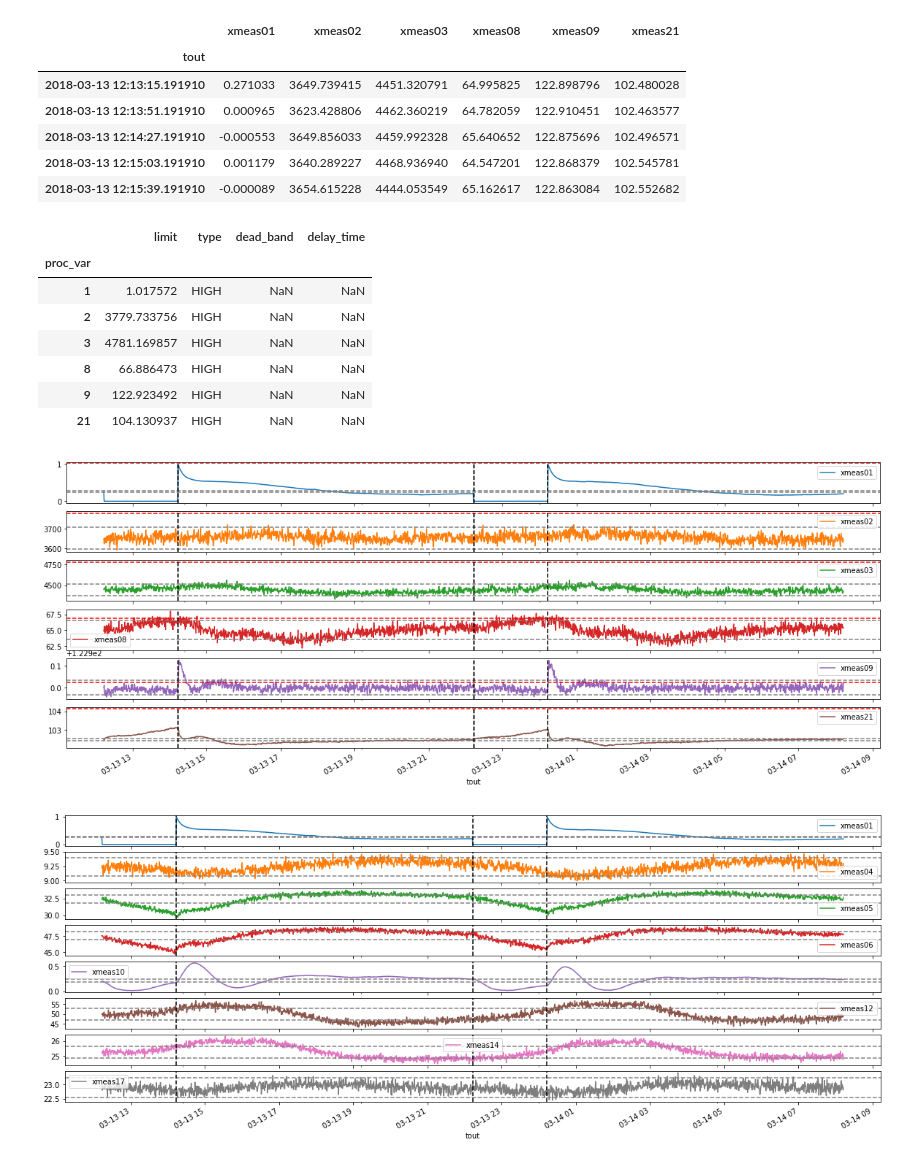
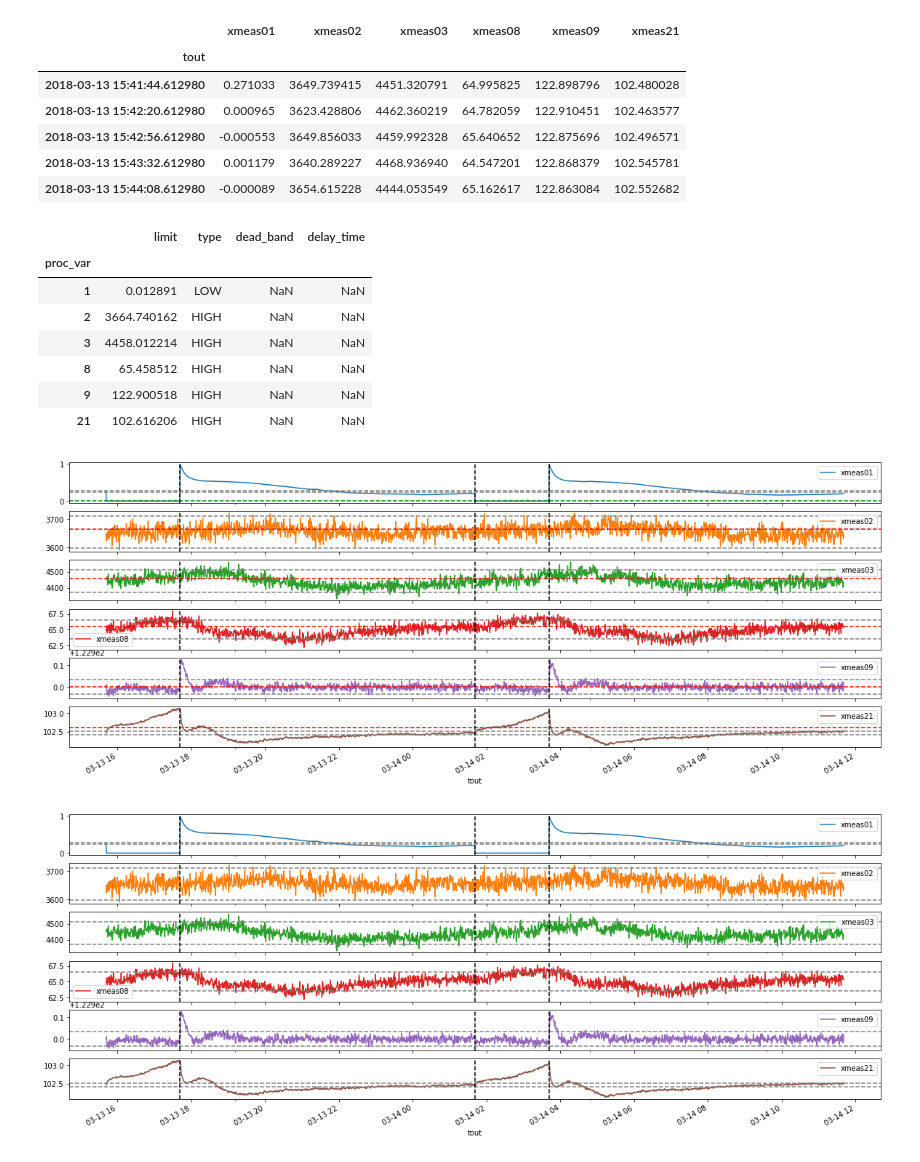
Before and after one commit to ruteee/pesquisa, a Jupyter notebook: Notebooks/Process Plot.ipynb, the cells around one changed output. Drawn from its saved outputs; the diff is of its cells as text; code cells hidden in the pictures.

Commit message:
Sintonia com tripagem

```diff
--- a/Notebooks/Process Plot.ipynb
+++ b/Notebooks/Process Plot.ipynb
@@ -8,9 +8,13 @@ import seaborn as sns
 # proc_path = '../dist6_data/proc_corr_dist6.csv'
 # threshold_path = '../dist6_data/corr_threshold_MultiLoop_mode1_73_dist6.csv'
 
-# # Sintonia para 1, 2, 3, 8, 9 e 21
-proc_path = '../dist6_sel_var_data/proc.csv'
-threshold_path = '../dist6_sel_var_data/threshold.csv'
+# Sintonia para 1, 2, 3, 8, 9 e 21
+# proc_path = '../dist6_sel_var_data/proc.csv'
+# threshold_path = '../dist6_sel_var_data/threshold.csv'
+
+# Sintonia com trip para 1, 2, 3, 8, 9 e 21
+proc_path = '../dist6_trip/proc.csv'
+threshold_path = '../dist6_trip/threshold.csv'
 # %%
 proc_df = pd.read_csv(proc_path, index_col='tout', usecols=['tout']+["xmeas%02d" % x for x in  [1, 2, 3, 8, 9, 21]])
 proc_df.index = pd.to_datetime(proc_df.index, unit='s')
@@ -18,11 +22,11 @@ proc_df.head()
 # %% [output]
 |  | xmeas01 | xmeas02 | xmeas03 | xmeas08 | xmeas09 | xmeas21 |
 | tout |  |  |  |  |  |  |
-| 2018-03-13 12:13:15.191910 | 0.271033 | 3649.739415 | 4451.320791 | 64.995825 | 122.898796 | 102.480028 |
-| 2018-03-13 12:13:51.191910 | 0.000965 | 3623.428806 | 4462.360219 | 64.782059 | 122.910451 | 102.463577 |
-| 2018-03-13 12:14:27.191910 | -0.000553 | 3649.856033 | 4459.992328 | 65.640652 | 122.875696 | 102.496571 |
-| 2018-03-13 12:15:03.191910 | 0.001179 | 3640.289227 | 4468.936940 | 64.547201 | 122.868379 | 102.545781 |
-| 2018-03-13 12:15:39.191910 | -0.000089 | 3654.615228 | 4444.053549 | 65.162617 | 122.863084 | 102.552682 |
+| 2018-03-13 15:41:44.612980 | 0.271033 | 3649.739415 | 4451.320791 | 64.995825 | 122.898796 | 102.480028 |
+| 2018-03-13 15:42:20.612980 | 0.000965 | 3623.428806 | 4462.360219 | 64.782059 | 122.910451 | 102.463577 |
+| 2018-03-13 15:42:56.612980 | -0.000553 | 3649.856033 | 4459.992328 | 65.640652 | 122.875696 | 102.496571 |
+| 2018-03-13 15:43:32.612980 | 0.001179 | 3640.289227 | 4468.936940 | 64.547201 | 122.868379 | 102.545781 |
+| 2018-03-13 15:44:08.612980 | -0.000089 | 3654.615228 | 4444.053549 | 65.162617 | 122.863084 | 102.552682 |
 # %%
 threshold_df = pd.read_csv(threshold_path, index_col='proc_var')
 threshold_df = threshold_df.loc[[1,2,3,8,9,21]]
@@ -30,12 +34,12 @@ threshold_df.head(6)
 # %% [output]
 |  | limit | type | dead_band | delay_time |
 | proc_var |  |  |  |  |
-| 1 | 1.017572 | HIGH | NaN | NaN |
-| 2 | 3779.733756 | HIGH | NaN | NaN |
-| 3 | 4781.169857 | HIGH | NaN | NaN |
-| 8 | 66.886473 | HIGH | NaN | NaN |
-| 9 | 122.923492 | HIGH | NaN | NaN |
-| 21 | 104.130937 | HIGH | NaN | NaN |
+| 1 | 0.012891 | LOW | NaN | NaN |
+| 2 | 3664.740162 | HIGH | NaN | NaN |
+| 3 | 4458.012214 | HIGH | NaN | NaN |
+| 8 | 65.458512 | HIGH | NaN | NaN |
+| 9 | 122.900518 | HIGH | NaN | NaN |
+| 21 | 102.616206 | HIGH | NaN | NaN |
 # %%
 #Analysis for 3sigma method
 threshold_sigma_df = pd.read_csv('../sigma_threshold_MultiLoop_mode1_73.csv', index_col='proc_var')
@@ -52,24 +56,24 @@ for i, ax in enumerate(axes):
     ax.axvline(x=proc_df.index[1200], color="black", ls='--')
 plt.show()
 # %% [output]
-[figure, old version]
+[figure, new version]
 # %%
 #Plot vars 3sigma method
-proc_df = pd.read_csv(proc_path, index_col='tout', usecols=['tout']+["xmeas%02d" % x for x in  [1,4,5,6,10,12,14,17]])
+proc_df = pd.read_csv(proc_path, index_col='tout', usecols=['tout']+["xmeas%02d" % x for x in  [1,2,3,8,9,21]])
 proc_df.index = pd.to_datetime(proc_df.index, unit='s')
 proc_df.head()
 
 threshold_sigma_df = pd.read_csv('../sigma_threshold_MultiLoop_mode1_73.csv', index_col='proc_var')
-threshold_sigma_df = threshold_sigma_df.loc[[1,4,5,6,10,12,14,17]]
+threshold_sigma_df = threshold_sigma_df.loc[[1,2,3,8,9,21]]
 
 axes = proc_df.iloc[0:2000].plot(subplots=True, figsize=(20, 8))
 for i, ax in enumerate(axes):
     ax.axhline(y=threshold_sigma_df.iloc[i*(2)].limit, color="gray", ls='--')
     ax.axhline(y=threshold_sigma_df.iloc[i*(2) + 1].limit, color="gray", ls='--')
 
     ax.axvline(x=proc_df.index[200], color="black", ls='--')
     ax.axvline(x=proc_df.index[1000], color="black", ls='--')
     ax.axvline(x=proc_df.index[1200], color="black", ls='--')
 plt.show()
 # %% [output]
-[figure, old version]
+[figure, new version]
```
Also changed, not shown: 4 other files.
